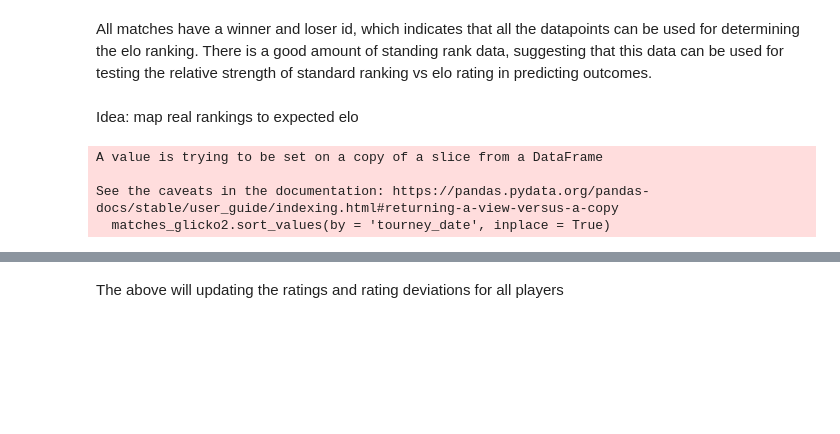
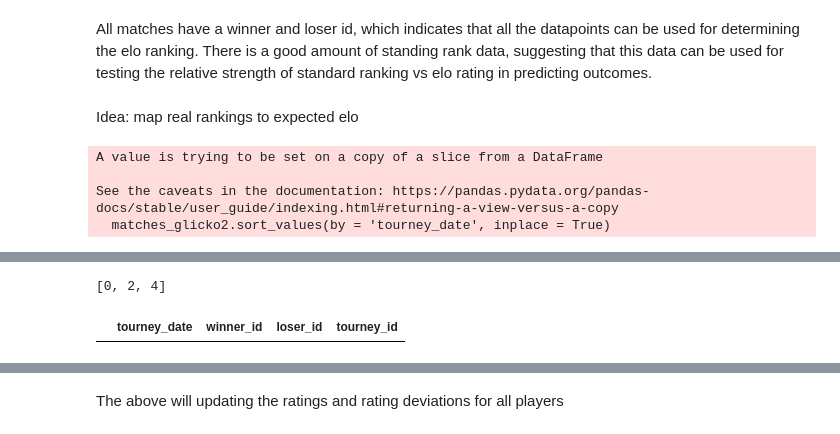
Before and after one commit to wcmohr/wcmohr_portfolio, a Jupyter notebook: Notebooks/data.ipynb, the cells around one changed output, grey strips where cells are left out. Cells and saved outputs as stored; diff of their text form; code cells hidden in the pictures; blank space fills up the shorter version.

```diff
--- a/Notebooks/data.ipynb
+++ b/Notebooks/data.ipynb
@@ -140,0 +104,8 @@ def epoch(matches, players_list, players_dict):
+# %%
+[x for x in range(0,6,2)]
+# %% [output]
+[0, 2, 4]
+# %%
+matches_glicko2[matches_glicko2['tourney_date']<matches_glicko2['tourney_date'][851993]]
+# %% [output]
+|  | tourney_date | winner_id | loser_id | tourney_id |
```
Also changed, not shown: parts of 74 cells of this notebook, 4 other files.
